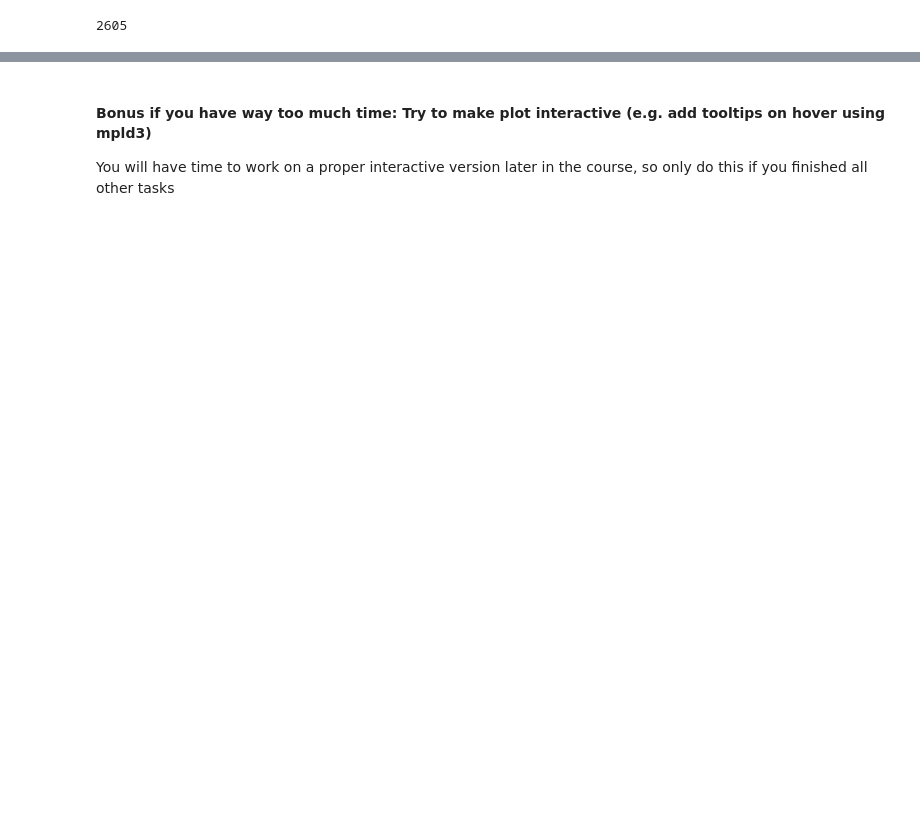
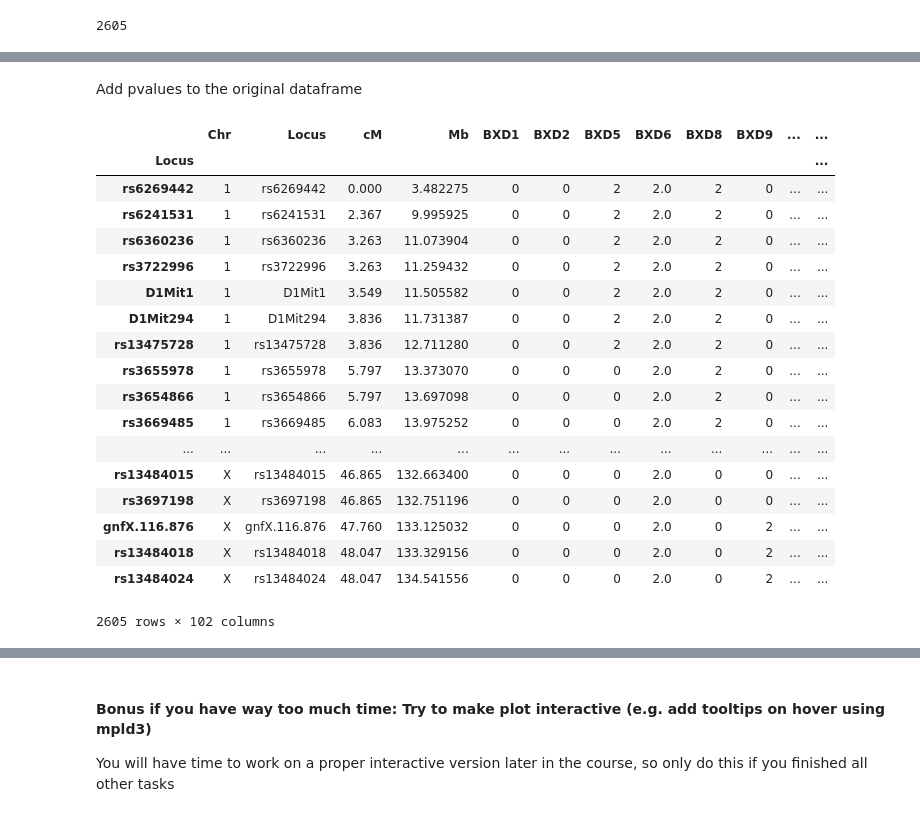
Before and after one commit to lucass122/Integrated_Bioinformatics, a Jupyter notebook: notebooks/Day3_GWAS_part1.ipynb, the cells around one changed output, grey strips where cells are left out. Drawn from its saved outputs; the diff is of its cells as text; code cells hidden in the pictures; blank space fills up the shorter version.

```diff
--- a/notebooks/Day3_GWAS_part1.ipynb
+++ b/notebooks/Day3_GWAS_part1.ipynb
@@ -393,6 +404,10 @@ chrPos = pd.DataFrame(chrPos)
+# %% [markdown]
+Add pvalues to the original dataframe
 # %%
 def neglog10(number):
     return(-np.log10(number))
-
-pvalues = pvalues.apply(neglog10)
+# %%
+neglog_pvalues = pvalues.apply(neglog10)
+se = pd.Series(neglog_pvalues[0])
+genotype['NegLog_p'] = se.values
 # %%
@@ -400 +423,23 @@ pvalues = pvalues.apply(neglog10)
+# %%
+genotype
+# %% [output]
+|  | Chr | Locus | cM | Mb | BXD1 | BXD2 | BXD5 | BXD6 | BXD8 | BXD9 | ... | ... |
+| Locus |  |  |  |  |  |  |  |  |  |  |  | ... |
+| rs6269442 | 1 | rs6269442 | 0.000 | 3.482275 | 0 | 0 | 2 | 2.0 | 2 | 0 | ... | ... |
+| rs6241531 | 1 | rs6241531 | 2.367 | 9.995925 | 0 | 0 | 2 | 2.0 | 2 | 0 | ... | ... |
+| rs6360236 | 1 | rs6360236 | 3.263 | 11.073904 | 0 | 0 | 2 | 2.0 | 2 | 0 | ... | ... |
+| rs3722996 | 1 | rs3722996 | 3.263 | 11.259432 | 0 | 0 | 2 | 2.0 | 2 | 0 | ... | ... |
+| D1Mit1 | 1 | D1Mit1 | 3.549 | 11.505582 | 0 | 0 | 2 | 2.0 | 2 | 0 | ... | ... |
+| D1Mit294 | 1 | D1Mit294 | 3.836 | 11.731387 | 0 | 0 | 2 | 2.0 | 2 | 0 | ... | ... |
+| rs13475728 | 1 | rs13475728 | 3.836 | 12.711280 | 0 | 0 | 2 | 2.0 | 2 | 0 | ... | ... |
+| rs3655978 | 1 | rs3655978 | 5.797 | 13.373070 | 0 | 0 | 0 | 2.0 | 2 | 0 | ... | ... |
+| rs3654866 | 1 | rs3654866 | 5.797 | 13.697098 | 0 | 0 | 0 | 2.0 | 2 | 0 | ... | ... |
+| rs3669485 | 1 | rs3669485 | 6.083 | 13.975252 | 0 | 0 | 0 | 2.0 | 2 | 0 | ... | ... |
+| ... | ... | ... | ... | ... | ... | ... | ... | ... | ... | ... | ... | ... |
+| rs13484015 | X | rs13484015 | 46.865 | 132.663400 | 0 | 0 | 0 | 2.0 | 0 | 0 | ... | ... |
+| rs3697198 | X | rs3697198 | 46.865 | 132.751196 | 0 | 0 | 0 | 2.0 | 0 | 0 | ... | ... |
+| gnfX.116.876 | X | gnfX.116.876 | 47.760 | 133.125032 | 0 | 0 | 0 | 2.0 | 0 | 2 | ... | ... |
+| rs13484018 | X | rs13484018 | 48.047 | 133.329156 | 0 | 0 | 0 | 2.0 | 0 | 2 | ... | ... |
+| rs13484024 | X | rs13484024 | 48.047 | 134.541556 | 0 | 0 | 0 | 2.0 | 0 | 2 | ... | ... |
+2605 rows × 102 columns
 # %%
```
Also changed, not shown: parts of 11 cells of this notebook.
